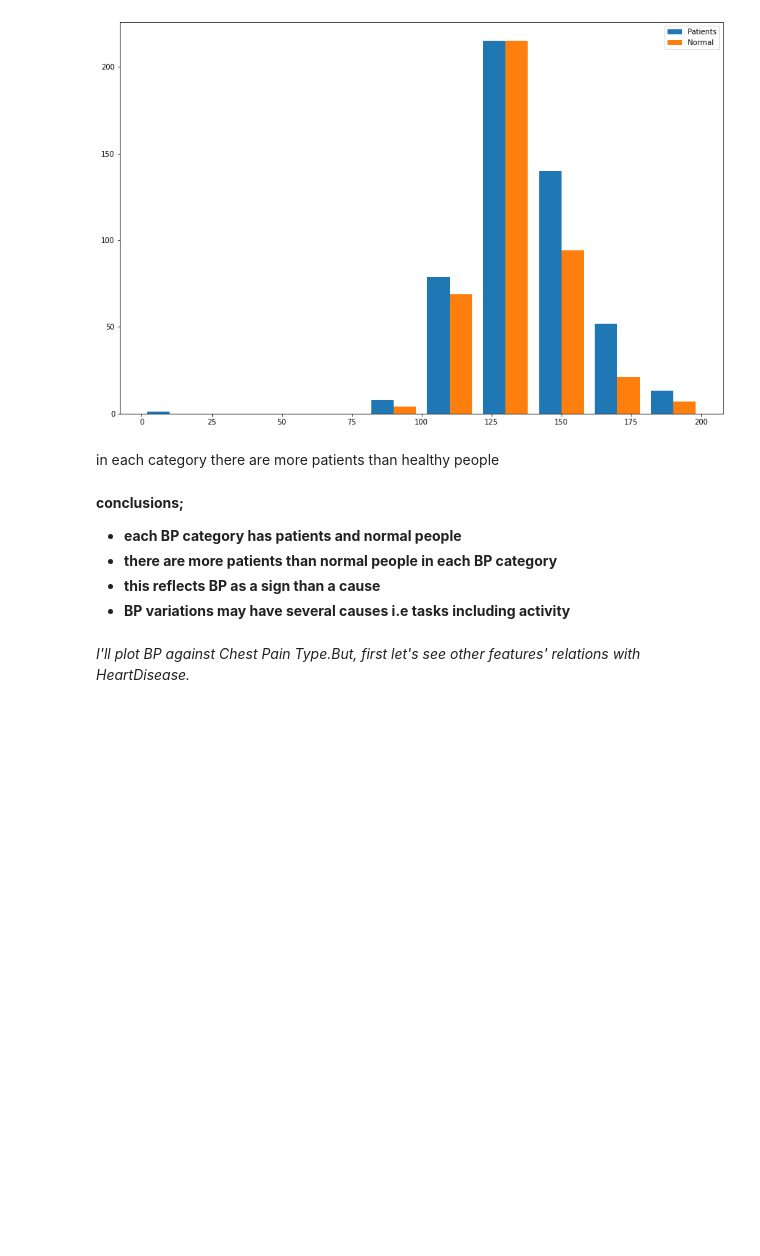
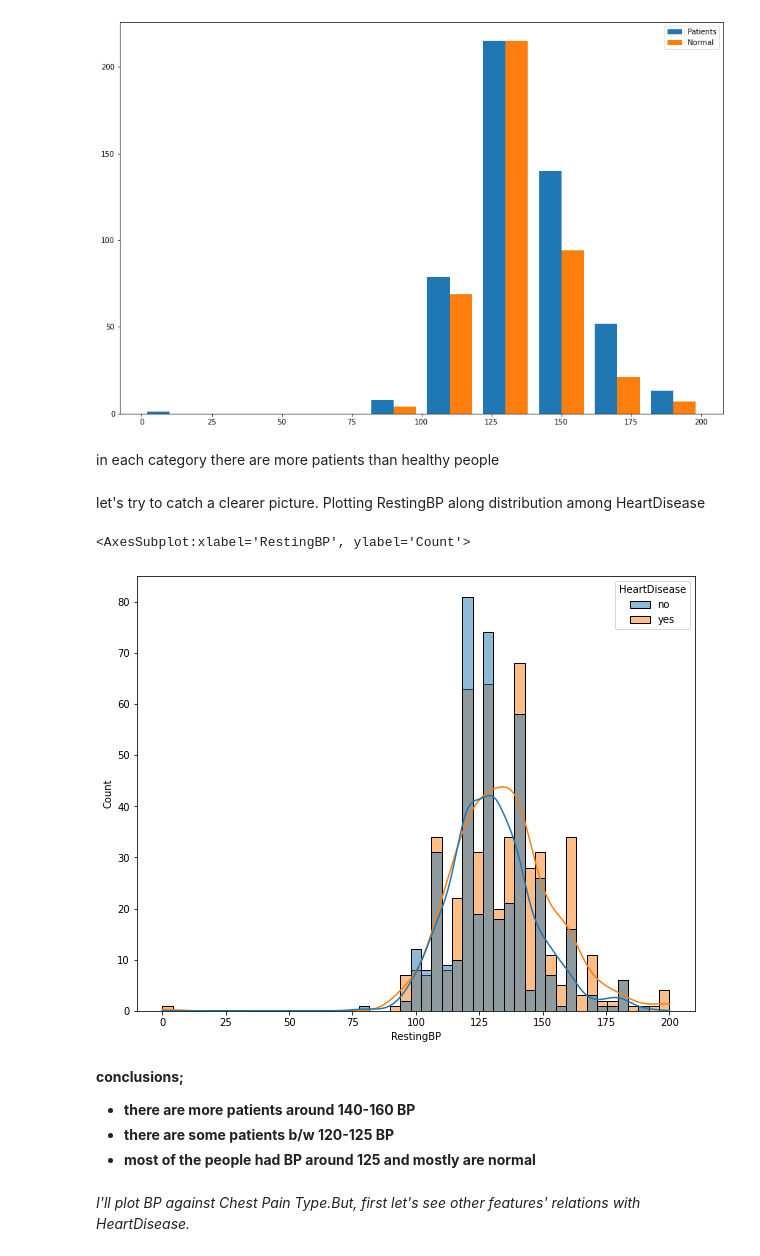
Before and after one commit to Irfan-Ahmad-byte/Heart-Failure, a Jupyter notebook: heart_failure.ipynb, the cells around one changed output. Drawn from its saved outputs; the diff is of its cells as text; code cells hidden in the pictures; blank space fills up the shorter version.

```diff
--- a/heart_failure.ipynb
+++ b/heart_failure.ipynb
@@ -183,12 +200,19 @@ ax.legend()
 [figure]
 # %% [markdown]
 in each category there are more patients than healthy people
-# %% [markdown]
-**conclusions;**
-- **each BP category has patients and normal people**
-- **there are more patients than normal people in each BP category**
-- **this reflects BP as a sign than a cause**
-- **BP variations may have several causes i.e tasks including activity**
+# %% [markdown]
+let's try to catch a clearer picture. Plotting RestingBP along distribution among HeartDisease
+# %%
+fig, ax = plt.subplots(1, figsize=(10,8))
+sns.histplot(data=heart_cp, x='RestingBP', hue='HeartDisease', ax=ax, legend=True, kde=True, cbar=True)
+# %% [output]
+<AxesSubplot:xlabel='RestingBP', ylabel='Count'>
+[figure, added]
+# %% [markdown]
+**conclusions;**
+- **there are more patients around 140-160 BP**
+- **there are some patients b/w 120-125 BP**
+- **most of the people had BP around 125 and mostly are normal**
 # %% [markdown]
 *I'll plot BP against Chest Pain Type.But, first let's see other features' relations with HeartDisease.*
 # %% [markdown]
```
Also changed, not shown: parts of 7 cells of this notebook.
